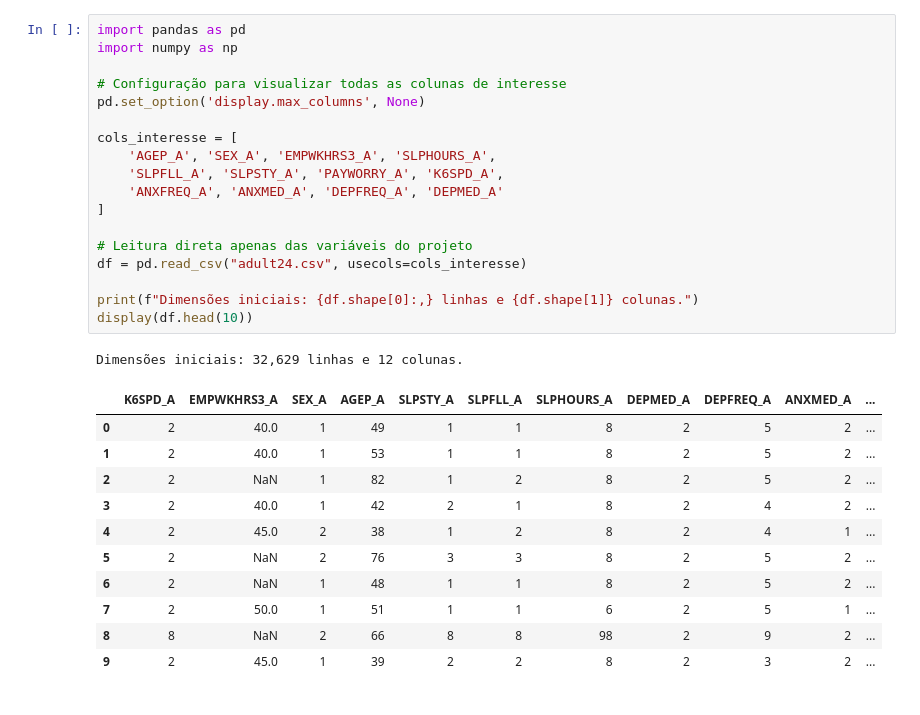
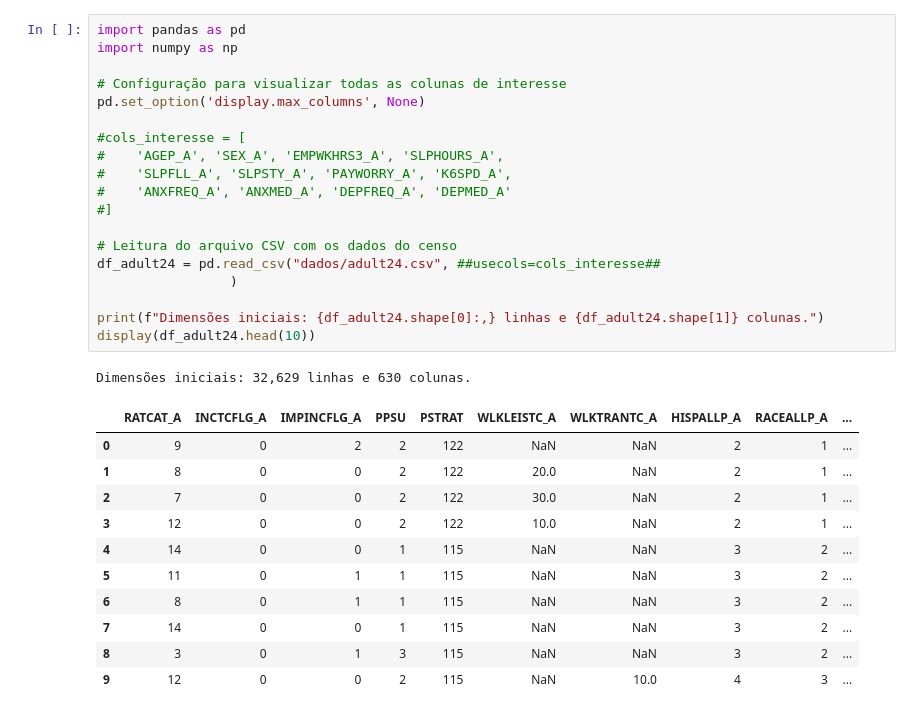
Before and after one commit to JulioSamuelOliveira/saudemental, a Jupyter notebook: leitura_adult24.ipynb, the cells around one changed output. Saved outputs shown, nothing was run; the diff lists cells and outputs as text.

Commit message:
Mudança de local do adult24 e inicio da sanitização dos dados do adult24

```diff
--- a/leitura_adult24.ipynb
+++ b/leitura_adult24.ipynb
@@ -1,33 +1,34 @@
 # %%
 import pandas as pd
 import numpy as np
 
 # Configuração para visualizar todas as colunas de interesse
 pd.set_option('display.max_columns', None)
 
-cols_interesse = [
-    'AGEP_A', 'SEX_A', 'EMPWKHRS3_A', 'SLPHOURS_A',
-    'SLPFLL_A', 'SLPSTY_A', 'PAYWORRY_A', 'K6SPD_A',
-    'ANXFREQ_A', 'ANXMED_A', 'DEPFREQ_A', 'DEPMED_A'
-]
+#cols_interesse = [
+#    'AGEP_A', 'SEX_A', 'EMPWKHRS3_A', 'SLPHOURS_A',
+#    'SLPFLL_A', 'SLPSTY_A', 'PAYWORRY_A', 'K6SPD_A',
+#    'ANXFREQ_A', 'ANXMED_A', 'DEPFREQ_A', 'DEPMED_A'
+#]
 
-# Leitura direta apenas das variáveis do projeto
-df = pd.read_csv("adult24.csv", usecols=cols_interesse)
+# Leitura do arquivo CSV com os dados do censo
+df_adult24 = pd.read_csv("dados/adult24.csv", ##usecols=cols_interesse##
+                 )
 
-print(f"Dimensões iniciais: {df.shape[0]:,} linhas e {df.shape[1]} colunas.")
-display(df.head(10))
+print(f"Dimensões iniciais: {df_adult24.shape[0]:,} linhas e {df_adult24.shape[1]} colunas.")
+display(df_adult24.head(10))
 # %% [output]
-Dimensões iniciais: 32,629 linhas e 12 colunas.
+Dimensões iniciais: 32,629 linhas e 630 colunas.
-|  | K6SPD_A | EMPWKHRS3_A | SEX_A | AGEP_A | SLPSTY_A | SLPFLL_A | SLPHOURS_A | DEPMED_A | DEPFREQ_A | ANXMED_A | ... |
-| 0 | 2 | 40.0 | 1 | 49 | 1 | 1 | 8 | 2 | 5 | 2 | ... |
-| 1 | 2 | 40.0 | 1 | 53 | 1 | 1 | 8 | 2 | 5 | 2 | ... |
-| 2 | 2 | NaN | 1 | 82 | 1 | 2 | 8 | 2 | 5 | 2 | ... |
-| 3 | 2 | 40.0 | 1 | 42 | 2 | 1 | 8 | 2 | 4 | 2 | ... |
-| 4 | 2 | 45.0 | 2 | 38 | 1 | 2 | 8 | 2 | 4 | 1 | ... |
-| 5 | 2 | NaN | 2 | 76 | 3 | 3 | 8 | 2 | 5 | 2 | ... |
-| 6 | 2 | NaN | 1 | 48 | 1 | 1 | 8 | 2 | 5 | 2 | ... |
-| 7 | 2 | 50.0 | 1 | 51 | 1 | 1 | 6 | 2 | 5 | 1 | ... |
-| 8 | 8 | NaN | 2 | 66 | 8 | 8 | 98 | 2 | 9 | 2 | ... |
-| 9 | 2 | 45.0 | 1 | 39 | 2 | 2 | 8 | 2 | 3 | 2 | ... |
+|  | RATCAT_A | INCTCFLG_A | IMPINCFLG_A | PPSU | PSTRAT | WLKLEISTC_A | WLKTRANTC_A | HISPALLP_A | RACEALLP_A | ... |
+| 0 | 9 | 0 | 2 | 2 | 122 | NaN | NaN | 2 | 1 | ... |
+| 1 | 8 | 0 | 0 | 2 | 122 | 20.0 | NaN | 2 | 1 | ... |
+| 2 | 7 | 0 | 0 | 2 | 122 | 30.0 | NaN | 2 | 1 | ... |
+| 3 | 12 | 0 | 0 | 2 | 122 | 10.0 | NaN | 2 | 1 | ... |
+| 4 | 14 | 0 | 0 | 1 | 115 | NaN | NaN | 3 | 2 | ... |
+| 5 | 11 | 0 | 1 | 1 | 115 | NaN | NaN | 3 | 2 | ... |
+| 6 | 8 | 0 | 1 | 1 | 115 | NaN | NaN | 3 | 2 | ... |
+| 7 | 14 | 0 | 0 | 1 | 115 | NaN | NaN | 3 | 2 | ... |
+| 8 | 3 | 0 | 1 | 3 | 115 | NaN | NaN | 3 | 2 | ... |
+| 9 | 12 | 0 | 0 | 2 | 115 | NaN | 10.0 | 4 | 3 | ... |
 # %%
 # Tabela 1: Contagem de nulos e tipos de dados
```
Also changed, not shown: parts of 6 cells of this notebook, 1 other file.
